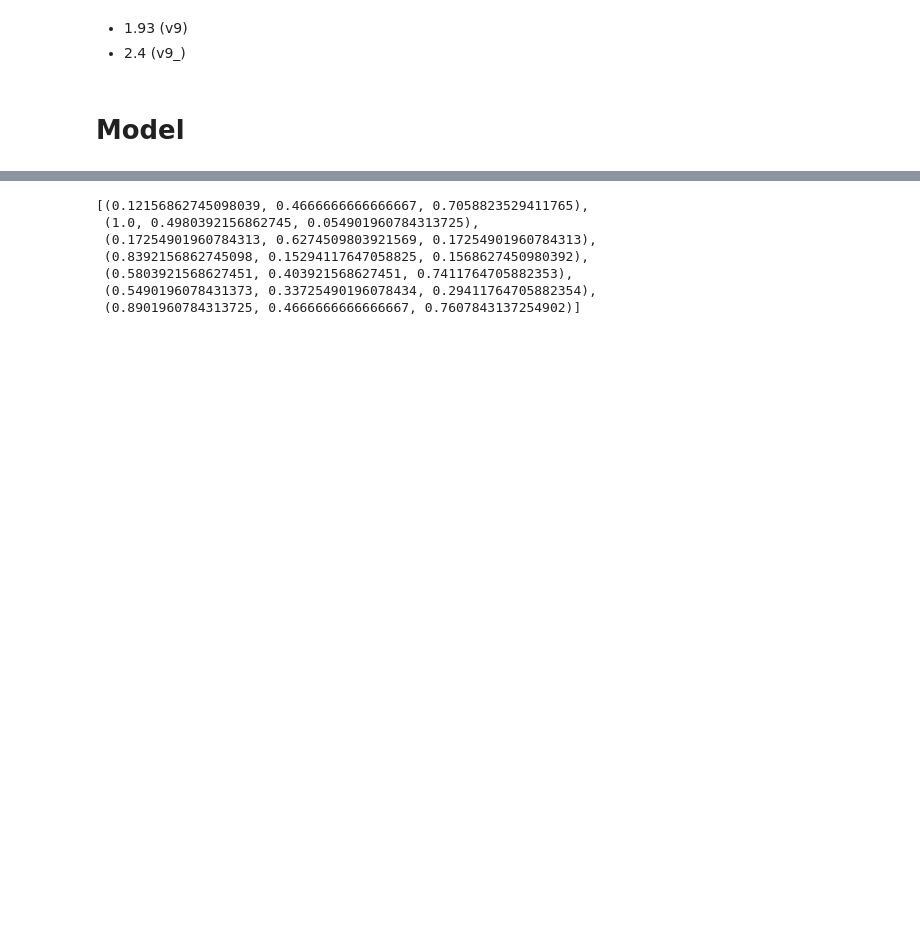
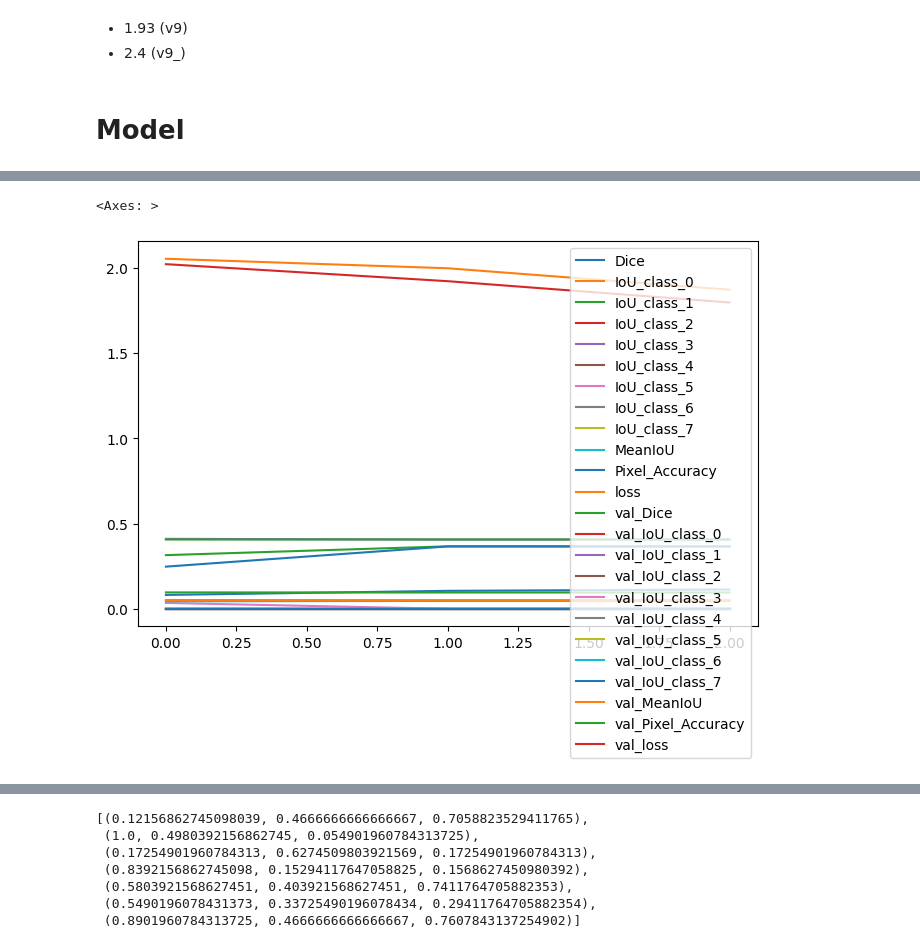
Before and after one commit to Hedredo/oc_p8, a Jupyter notebook: notebooks/modelisation.ipynb, the cells around one changed output, grey strips where cells are left out. Drawn from its saved outputs; the diff is of its cells as text; code cells hidden in the pictures; blank space fills up the shorter version.

```diff
--- a/notebooks/modelisation.ipynb
+++ b/notebooks/modelisation.ipynb
@@ -1014,0 +1283,5 @@ array([1, 2])
+# %%
+pd.DataFrame(history.history).plot(figsize=(8, 5))
+# %% [output]
+<Axes: >
+[figure, added]
```
Also changed, not shown: parts of 46 cells of this notebook, 4 other files.
